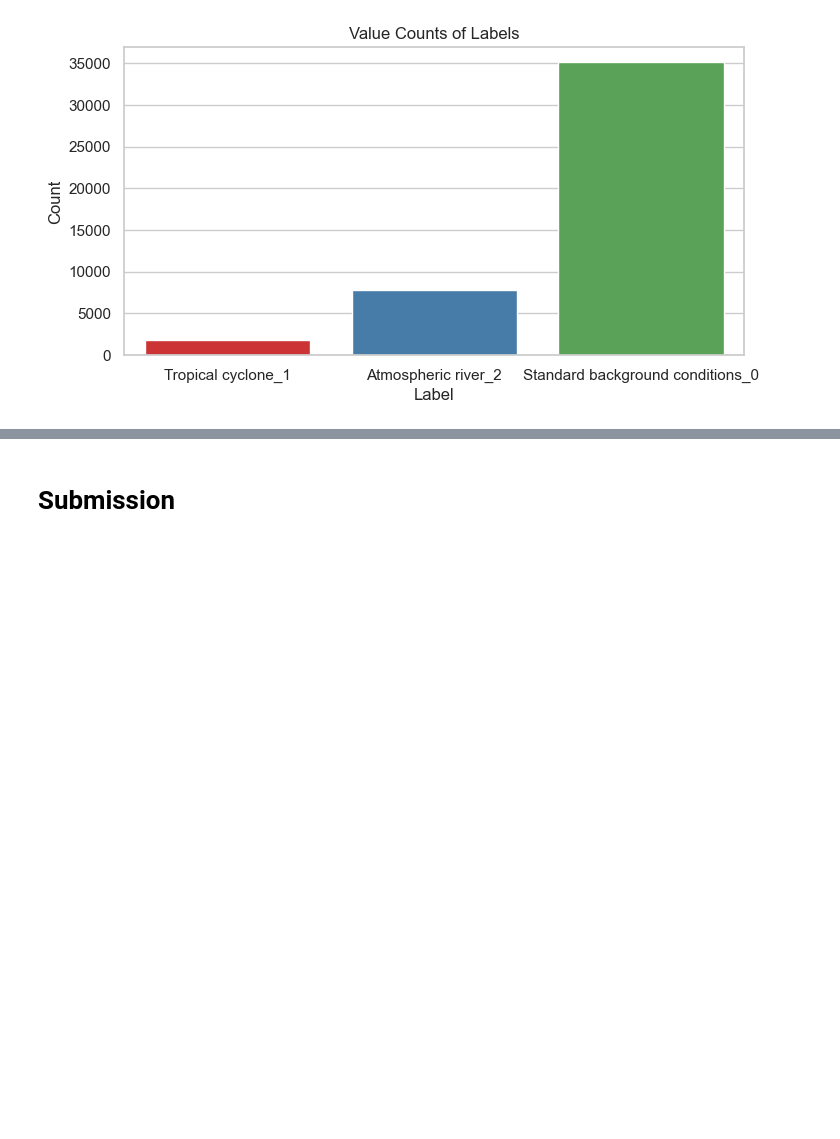
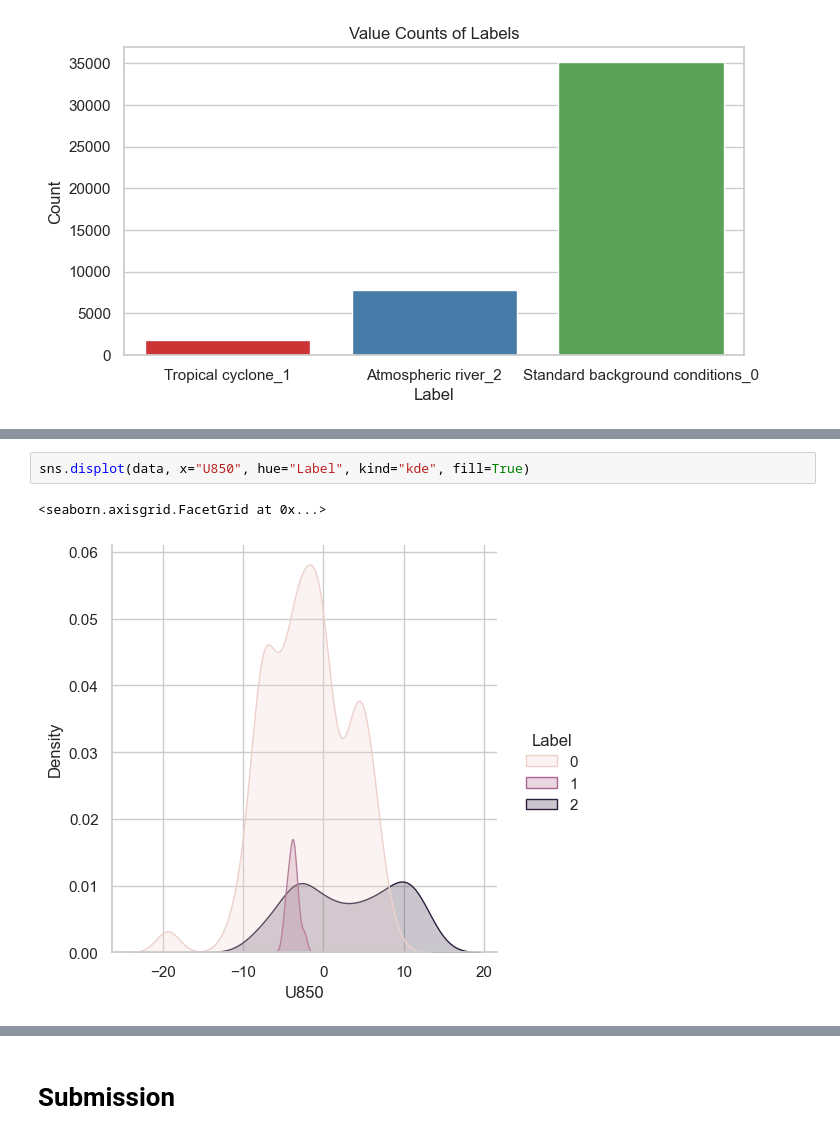
Before and after one commit to theAayushbajaj/ClimateNet_kaggle, a Jupyter notebook: 01_eda.ipynb, the cells around one changed output, grey strips where cells are left out. Drawn from its saved outputs; the diff is of its cells as text; blank space fills up the shorter version.

```diff
--- a/01_eda.ipynb
+++ b/01_eda.ipynb
@@ -132,3 +146,8 @@ plt.show()
+# %%
+sns.displot(data, x="U850", hue="Label", kind="kde", fill=True)
+# %% [output]
+<seaborn.axisgrid.FacetGrid at 0x...>
+[figure, added]
 # %%
 plt.rc('figure', figsize=(12, 6))
 plt.rc('font', size=15)
```
Also changed, not shown: parts of 16 cells of this notebook, 21 other files.
